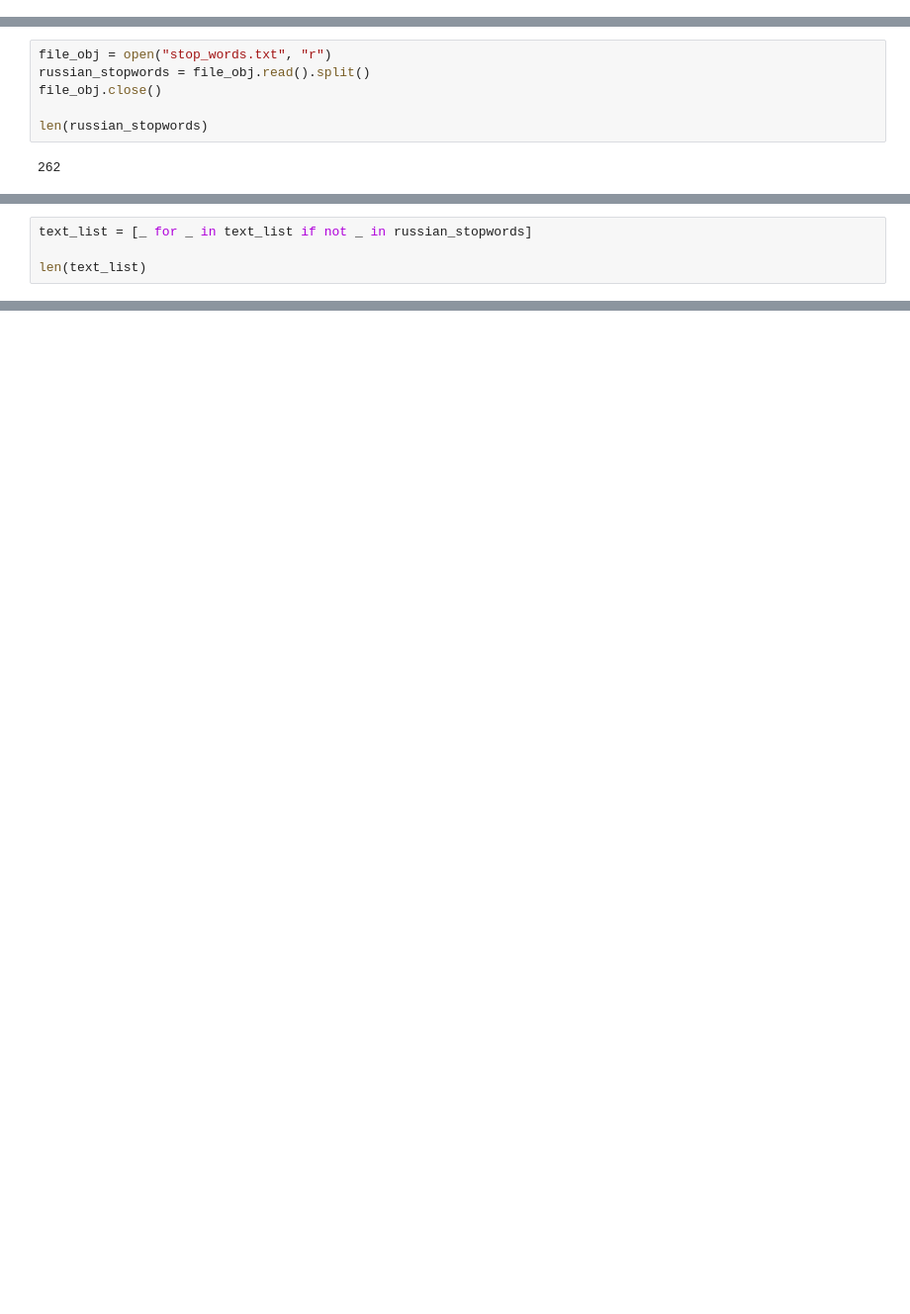
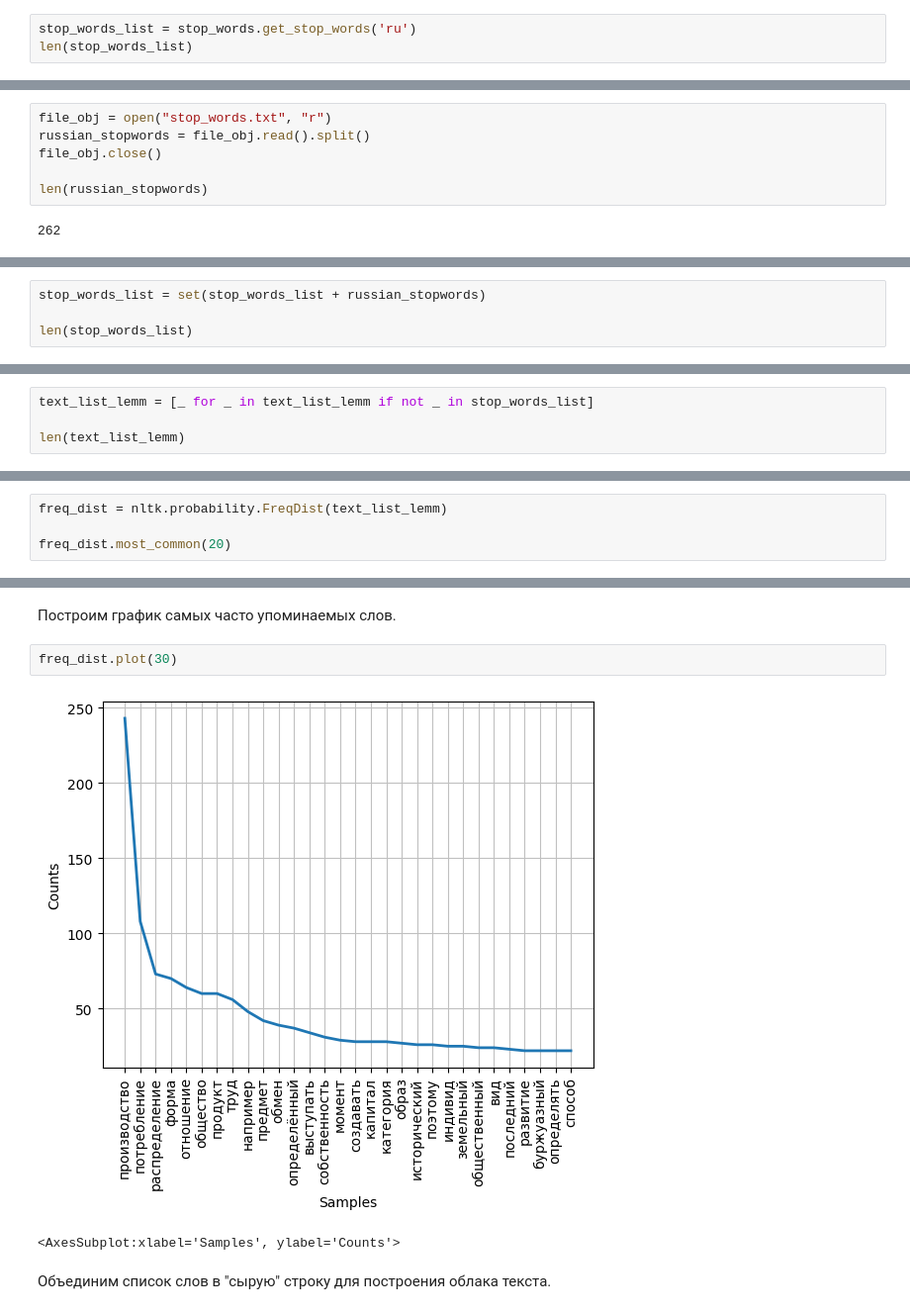
Before and after one commit to TonyRomanovskiy/DS3onl, a Jupyter notebook: Бруцкий-Стемпковский Николай/ДЗ_04_Бруцкий-Стемпковский/text_analys_v.02.ipynb, the cells around one changed output, grey strips where cells are left out. Shown at 99% size. Cells and saved outputs as stored; diff of their text form; blank space fills up the shorter version.

```diff
--- a/Бруцкий-Стемпковский Николай/ДЗ_04_Бруцкий-Стемпковский/text_analys_v.02.ipynb
+++ b/Бруцкий-Стемпковский Николай/ДЗ_04_Бруцкий-Стемпковский/text_analys_v.02.ipynb
@@ -98,0 +155,3 @@ len(text_list)
+# %%
+stop_words_list = stop_words.get_stop_words('ru')
+len(stop_words_list)
@@ -108,0 +170,4 @@ len(russian_stopwords)
+# %%
+stop_words_list = set(stop_words_list + russian_stopwords)
+
+len(stop_words_list)
@@ -109,5 +176,5 @@ len(russian_stopwords)
 # %%
-text_list = [_ for _ in text_list if not _ in russian_stopwords]
+text_list_lemm = [_ for _ in text_list_lemm if not _ in stop_words_list]
 
-len(text_list)
+len(text_list_lemm)
 # %% [output]
@@ -114,0 +184,4 @@ len(text_list)
+# %%
+freq_dist = nltk.probability.FreqDist(text_list_lemm)
+
+freq_dist.most_common(20)
@@ -114,0 +209,9 @@ len(text_list)
+# %% [markdown]
+Построим график самых часто упоминаемых слов.
+# %%
+freq_dist.plot(30)
+# %% [output]
+[figure, added]
+<AxesSubplot:xlabel='Samples', ylabel='Counts'>
+# %% [markdown]
+Объединим список слов в "сырую" строку для построения облака текста.
```
Also changed, not shown: parts of 21 cells of this notebook, 3 other files.
